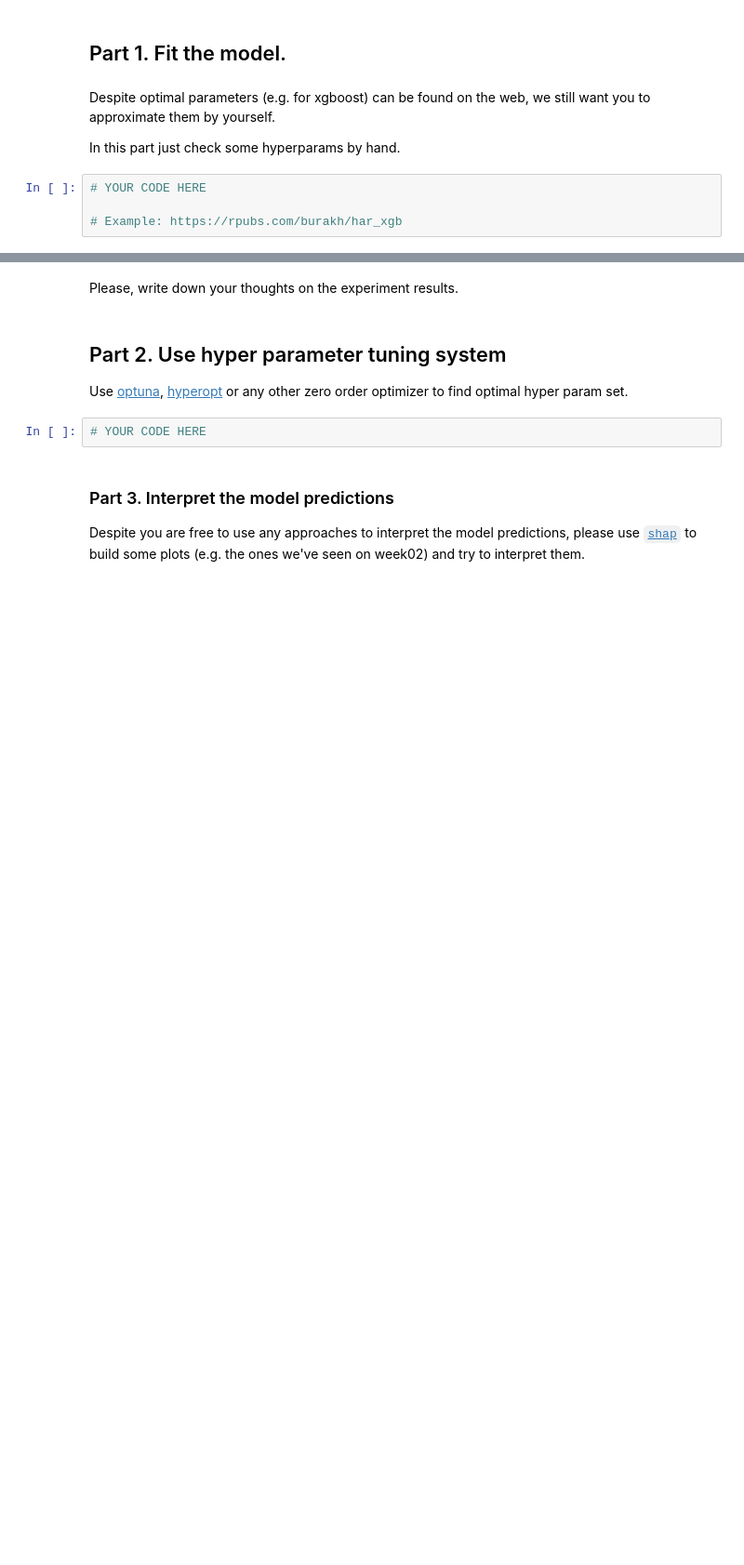
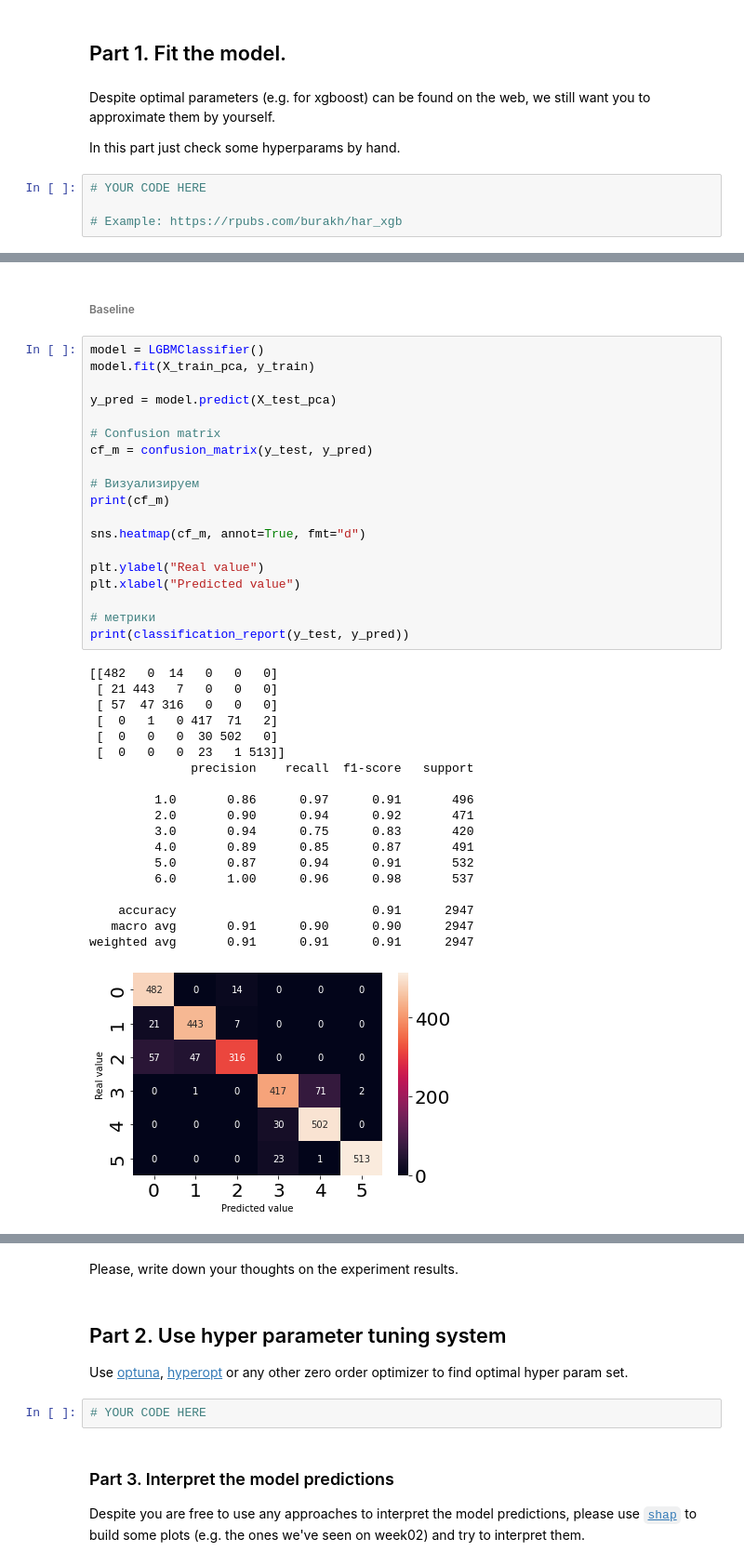
Before and after one commit to root-epifit/madmo-adv, a Jupyter notebook: homeworks/hw1_boosting_and_explanation.ipynb, the cells around one changed output, grey strips where cells are left out. Shown at 93% size. Cells and saved outputs as stored; diff of their text form; blank space fills up the shorter version.

```diff
--- a/homeworks/hw1_boosting_and_explanation.ipynb
+++ b/homeworks/hw1_boosting_and_explanation.ipynb
@@ -192,0 +203,41 @@ from
+# %% [markdown]
+###### Baseline
+# %%
+model = LGBMClassifier()
+model.fit(X_train_pca, y_train)
+
+y_pred = model.predict(X_test_pca)
+
+# Confusion matrix
+cf_m = confusion_matrix(y_test, y_pred)
+
+# Визуализируем
+print(cf_m)
+
+sns.heatmap(cf_m, annot=True, fmt="d")
+
+plt.ylabel("Real value")
+plt.xlabel("Predicted value")
+
+# метрики
+print(classification_report(y_test, y_pred))
+# %% [output]
+[[482   0  14   0   0   0]
+ [ 21 443   7   0   0   0]
+ [ 57  47 316   0   0   0]
+ [  0   1   0 417  71   2]
+ [  0   0   0  30 502   0]
+ [  0   0   0  23   1 513]]
+              precision    recall  f1-score   support
+
+         1.0       0.86      0.97      0.91       496
+         2.0       0.90      0.94      0.92       471
+         3.0       0.94      0.75      0.83       420
+         4.0       0.89      0.85      0.87       491
+         5.0       0.87      0.94      0.91       532
+         6.0       1.00      0.96      0.98       537
+
+    accuracy                           0.91      2947
+   macro avg       0.91      0.90      0.90      2947
+weighted avg       0.91      0.91      0.91      2947
+[figure, added]
```
Also changed, not shown: parts of 9 cells of this notebook.
